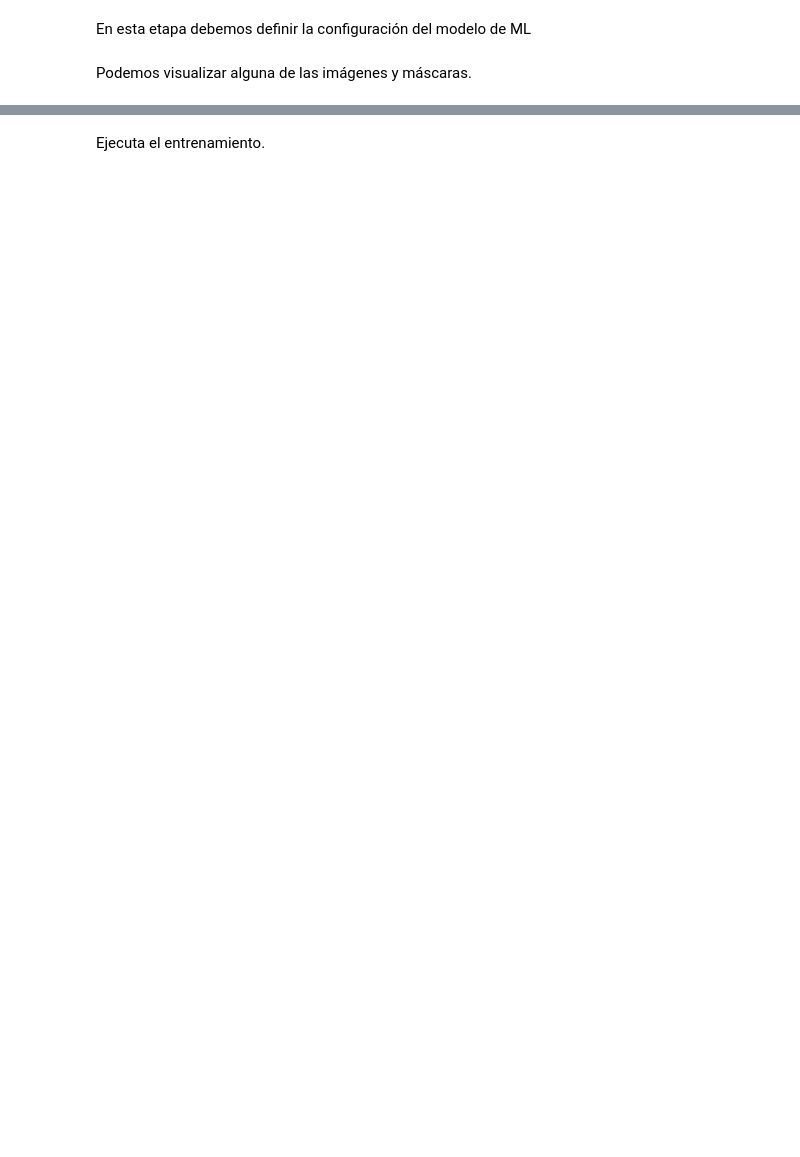
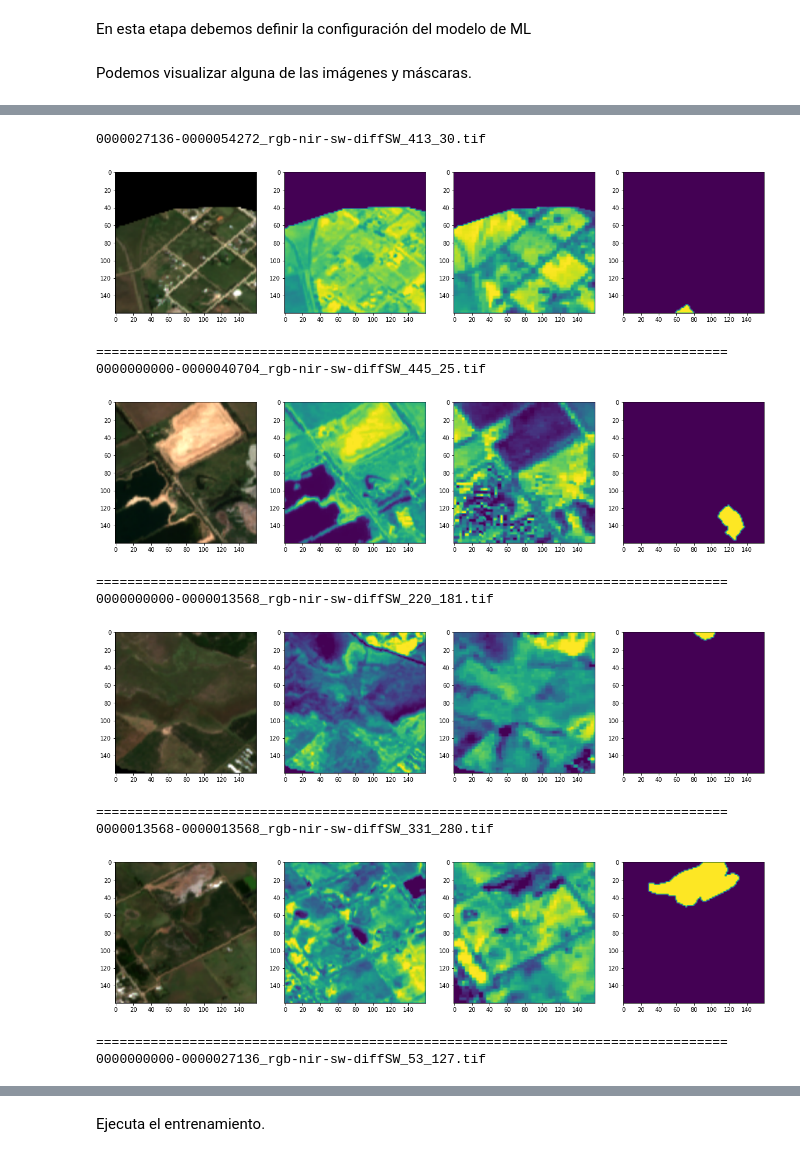
Before and after one commit to dymaxionlabs/basurales, a Jupyter notebook: notebooks/2_Entrenamiento.ipynb, the cells around one changed output, grey strips where cells are left out. Drawn from its saved outputs; the diff is of its cells as text; code cells hidden in the pictures; blank space fills up the shorter version.

```diff
--- a/notebooks/2_Entrenamiento.ipynb
+++ b/notebooks/2_Entrenamiento.ipynb
@@ -138,16 +20,18 @@ Using TensorFlow backend.
 # %% [markdown]
 En esta etapa debemos definir la configuración del modelo de ML
 # %%
-config_s2 = TrainConfig(width=160,  #  tamaño de la imagen procesada por la UNet (debe ser multiplos de 16 , por ej 160, 320,etc)
+config = TrainConfig(width=160,  #  tamaño de la imagen procesada por la UNet (debe ser multiplos de 16 , por ej 160, 320,etc)
                      height=160,
-                     n_channels=4,  #  número de canales de la imagen, rgb -> 3
+                     n_channels=6,  #  número de canales de la imagen, rgb -> 3
                      n_classes=1, # número de clases a clasificar
                      apply_image_augmentation=True, #  si es True , amplia el dataset generando imagenes nuevas a partir de pequeñas variaciones de las ya existentes
                      seed=42,
-                     epochs=15, # Cantidad de veces que el dataset entero puede pasar por el proceso de entrenamiento
-                     batch_size=32, #cantidad de datos que se procesan por vez, puede ser limitado por la memoria de gpu disponible (debe ser multiplo de 16)
+                     epochs=20, # Cantidad de veces que el dataset entero puede pasar por el proceso de entrenamiento
+                     batch_size=16, #cantidad de datos que se procesan por vez, puede ser limitado por la memoria de gpu disponible (debe ser multiplo de 16)
                      steps_per_epoch=200, #  típicamente debe ser igual al numero de imágenes / el batch_size, si es mayor incrementara el número de imágenes generadas con image augmentation
-                     early_stopping_patience=3, # a medida que entrena se guarda los resultados del entrenamiento despues de cada epoch, si el error no varió luego de 3 iteraciones , se corta el proceso porque se entiende que el error ya disminuyó significativamente
+                     early_stopping_patience=5, # a medida que entrena se guarda los resultados del entrenamiento despues de cada epoch, si el error no varió luego de 3 iteraciones , se corta el proceso porque se entiende que el error ya disminuyó significativamente
                      validation_split=0.2, # se divide la muestra en training y validation para calcular el error durante el proceso de entrenamiento
-                     images_path=os.path.join('./../data/data_train_4D','S2', '500_400'), #ruta a las imágenes
-                     model_path=os.path.join('./../weights/', 'UNet_basurales_4D_500_400_spe200.h5')) #  ruta al archivo de entrenamiento
+                     images_path=os.path.join('/home/ro/basurales/data/data_train','6D', '100_30'), #ruta a las imágenes
+                     model_path=os.path.join('/home/ro/basurales/data/weights/', 'UNet_basurales_6D_100_30_spe200_.h5'),#  ruta al archivo de entrenamiento
+                     evaluate=False  ,
+                     weights= [0.8])
@@ -161,0 +42,64 @@ plot_data_generator(train_config=config_s2, num_samples=3, fig_size=(30,20))
+# %%
+import tifffile as tiff
+from skimage.transform import resize
+from sklearn.preprocessing import minmax_scale
+import matplotlib.pyplot as plt
+import random
+import numpy as np
+from glob import glob
+import os
+H=10
+
+config_s2=config
+images = [os.path.basename(f) for f in sorted(glob(os.path.join(config_s2.images_path,'images', '*.tif')))]
+
+# Sample
+#images = images[:H]
+images = random.sample(images, H)
+for img_file in images:
+    try:
+        #s2 3D
+        img_s2 = tiff.imread(os.path.join(config_s2.images_path, 'images', img_file))[:,:,:3]
+        img_s2 = minmax_scale(img_s2.ravel(), feature_range=(0, 255)).reshape(img_s2.shape)
+        img_s2 = resize(img_s2, (config_s2.height, config_s2.width), mode='constant', preserve_range=True).astype(np.uint8)
+        #S2 NIR
+        img_s2nir = tiff.imread(os.path.join(config_s2.images_path, 'images', img_file))[:,:,3]
+        img_s2nir = minmax_scale(img_s2nir.ravel(), feature_range=(0, 255)).reshape(img_s2nir.shape)
+        img_s2nir = resize(img_s2nir, (config_s2.height, config_s2.width), mode='constant', preserve_range=True).astype(np.uint8)
+        #S2 SWIR
+        img_s2swir = tiff.imread(os.path.join(config_s2.images_path, 'images', img_file))[:,:,5]
+        img_s2swir = minmax_scale(img_s2swir.ravel(), feature_range=(0, 255)).reshape(img_s2swir.shape)
+        img_s2swir = resize(img_s2swir, (config_s2.height, config_s2.width), mode='constant', preserve_range=True).astype(np.uint8)
+
+        mask = tiff.imread(os.path.join(config_s2.images_path, 'masks', img_file))
+        mask = minmax_scale(mask.ravel(), feature_range=(0, 255)).reshape(mask.shape)
+        mask = resize(mask, (config_s2.height, config_s2.width), mode='constant', preserve_range=True).astype(np.uint8)
+
+
+        print(img_file)
+
+        fig, axes = plt.subplots(nrows=1, ncols=4 , figsize=(20, 40))
+
+        axes[0].imshow(img_s2)
+        axes[1].imshow(img_s2nir)
+        axes[2].imshow(img_s2swir)
+        axes[3].imshow(np.squeeze(mask))
+
+        plt.show()
+        print("=================================================================================")
+    except Exception as err:
+        print(err)
+# %% [output]
+0000027136-0000054272_rgb-nir-sw-diffSW_413_30.tif
+[figure, added]
+=================================================================================
+0000000000-0000040704_rgb-nir-sw-diffSW_445_25.tif
+[figure, added]
+=================================================================================
+0000000000-0000013568_rgb-nir-sw-diffSW_220_181.tif
+[figure, added]
+=================================================================================
+0000013568-0000013568_rgb-nir-sw-diffSW_331_280.tif
+[figure, added]
+=================================================================================
+0000000000-0000027136_rgb-nir-sw-diffSW_53_127.tif
```
Also changed, not shown: parts of 33 cells of this notebook, 2 other files.
